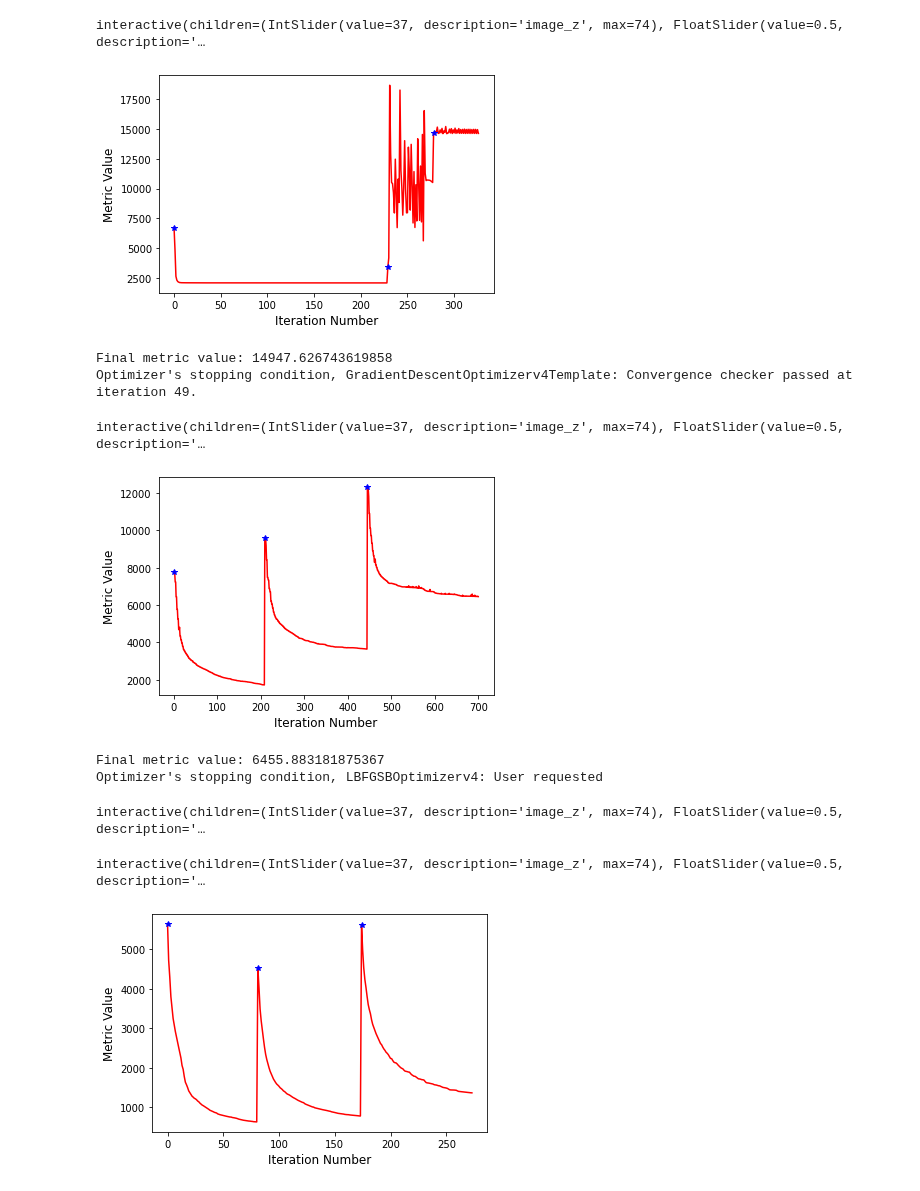
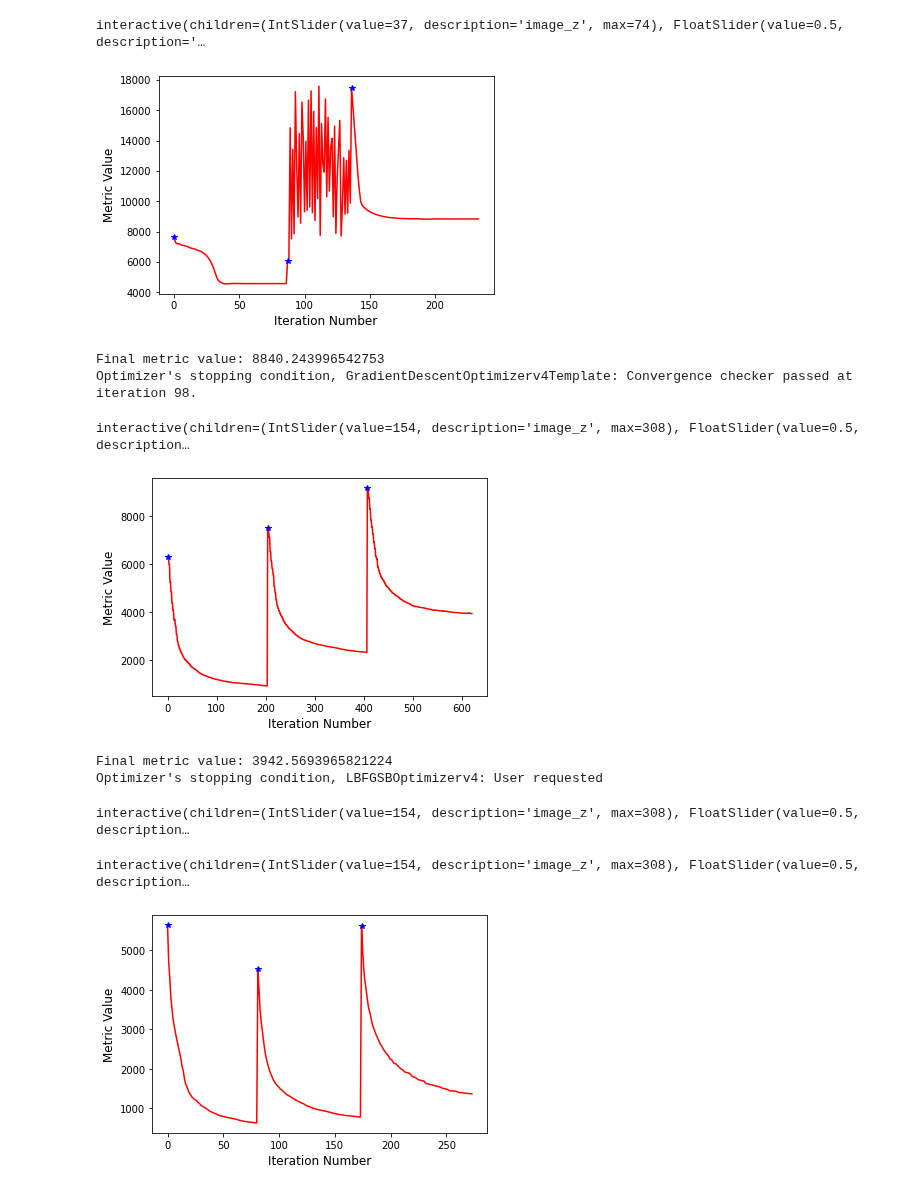
Before and after one commit to Liang-ZX/OAI-registration, a Jupyter notebook: Registration_try.ipynb, the cells around one changed output. Cells and saved outputs as stored; diff of their text form; code cells hidden in the pictures.

```diff
--- a/Registration_try.ipynb
+++ b/Registration_try.ipynb
@@ -388,7 +415,7 @@ def write_dicom_series(img_series, save_path, file_name):
 # The first image should not be Coronal plane 整个文件夹里只应该有横断面的数据!!!
 file_path = "./data/9404954L/TP0"
 img_array, fixed_image = read_dicom_image(file_path)
-file_path = "./data/9404954L/TP10"
+file_path = "./data/9404954L/TP8"
 img_array, moving_image = read_dicom_image(file_path)
 interact(display_images, fixed_image_z=(0,fixed_image.GetSize()[2]-1), moving_image_z=(0,moving_image.GetSize()[2]-1),
          fixed_npa = fixed(sitk.GetArrayViewFromImage(fixed_image)), moving_npa=fixed(sitk.GetArrayViewFromImage(moving_image)));
@@ -401,3 +428,6 @@ interactive(children=(IntSlider(value=37, description='fixed_image_z', max=74),
 # %%
 img1 = fixed_image
 img2 = moving_image
+# %%
+img1 = resample_image(fixed_image)
+img2 = resample_image(moving_image)
@@ -520,14 +553,14 @@ def rigid_registration(fixed_image, moving_image):
     return final_transform
 # %%
 rigid_transform = rigid_registration(fixed_image, moving_image)
-moving_resampled = sitk.Resample(moving_image, fixed_image, rigid_transform, sitk.sitkLinear, 0.0, moving_image.GetPixelID())
+moving_resampled = sitk.Resample(moving_image, fixed_image, rigid_transform, sitk.sitkBSpline, 0.0, moving_image.GetPixelID())
 
 interact(display_images_with_alpha, image_z=(0,fixed_image.GetSize()[2] - 1), alpha=(0.0,1.0,0.05), fixed = fixed(fixed_image), moving=fixed(moving_resampled));
 # %% [output]
-[figure, old version]
+[figure, new version]
-Final metric value: 14947.626743619858
-Optimizer's stopping condition, GradientDescentOptimizerv4Template: Convergence checker passed at iteration 49.
+Final metric value: 8840.243996542753
+Optimizer's stopping condition, GradientDescentOptimizerv4Template: Convergence checker passed at iteration 98.
-interactive(children=(IntSlider(value=37, description='image_z', max=74), FloatSlider(value=0.5, description='…
+interactive(children=(IntSlider(value=154, description='image_z', max=308), FloatSlider(value=0.5, description…
 # %%
 img2 = sitk.Resample(empty_preprocess(img2), empty_preprocess(img1), rigid_transform, sitk.sitkLinear, 0.0, empty_preprocess(img2).GetPixelID())
 moving_image = sitk.Resample(moving_image, fixed_image, rigid_transform, sitk.sitkLinear, 0.0, moving_image.GetPixelID())
@@ -671,20 +704,20 @@ ffd_transform = bspline_intra_modal_registration(fixed_image = fixed_image,
                                     )
 # 上面取消注释会报错module 'SimpleITK' has no attribute 'CompositeTransform'，但文档里c++版本是有这个类的
 # %% [output]
-[figure, old version]
+[figure, new version]
-Final metric value: 6455.883181875367
+Final metric value: 3942.5693965821224
 Optimizer's stopping condition, LBFGSBOptimizerv4: User requested
 # %%
 moving_resampled = sitk.Resample(moving_image, fixed_image, ffd_transform, sitk.sitkBSpline, 0.0, moving_image.GetPixelID())
 
 interact(display_images_with_alpha, image_z=(0,fixed_image.GetSize()[2] - 1), alpha=(0.0,1.0,0.05), fixed = fixed(fixed_image), moving=fixed(moving_resampled));
 # %% [output]
-interactive(children=(IntSlider(value=37, description='image_z', max=74), FloatSlider(value=0.5, description='…
+interactive(children=(IntSlider(value=154, description='image_z', max=308), FloatSlider(value=0.5, description…
 # %%
 moving_image = empty_preprocess(img2)
 fixed_image = empty_preprocess(img1)
 moving_resampled = sitk.Resample(moving_image, fixed_image, ffd_transform, sitk.sitkBSpline, 0.0, moving_image.GetPixelID())
 interact(display_images_with_alpha, image_z=(0,fixed_image.GetSize()[2] - 1), alpha=(0.0,1.0,0.05), fixed = fixed(fixed_image), moving=fixed(moving_resampled));
 # %% [output]
-interactive(children=(IntSlider(value=37, description='image_z', max=74), FloatSlider(value=0.5, description='…
+interactive(children=(IntSlider(value=154, description='image_z', max=308), FloatSlider(value=0.5, description…
 # %%
```
Also changed, not shown: parts of 5 cells of this notebook, 1 other file.
